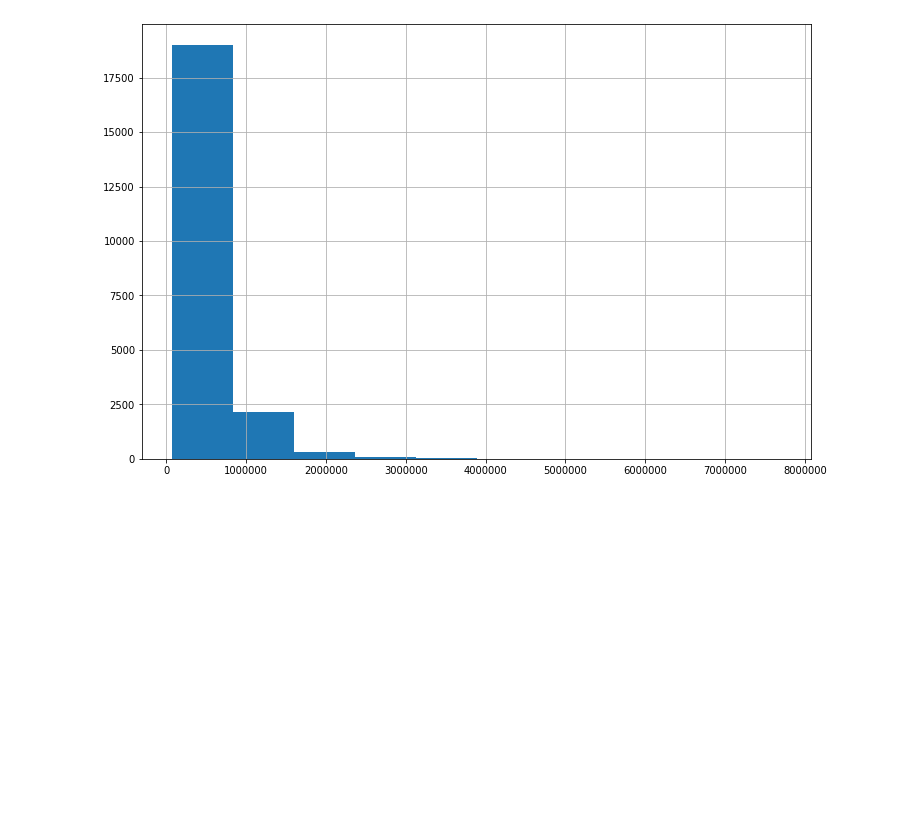
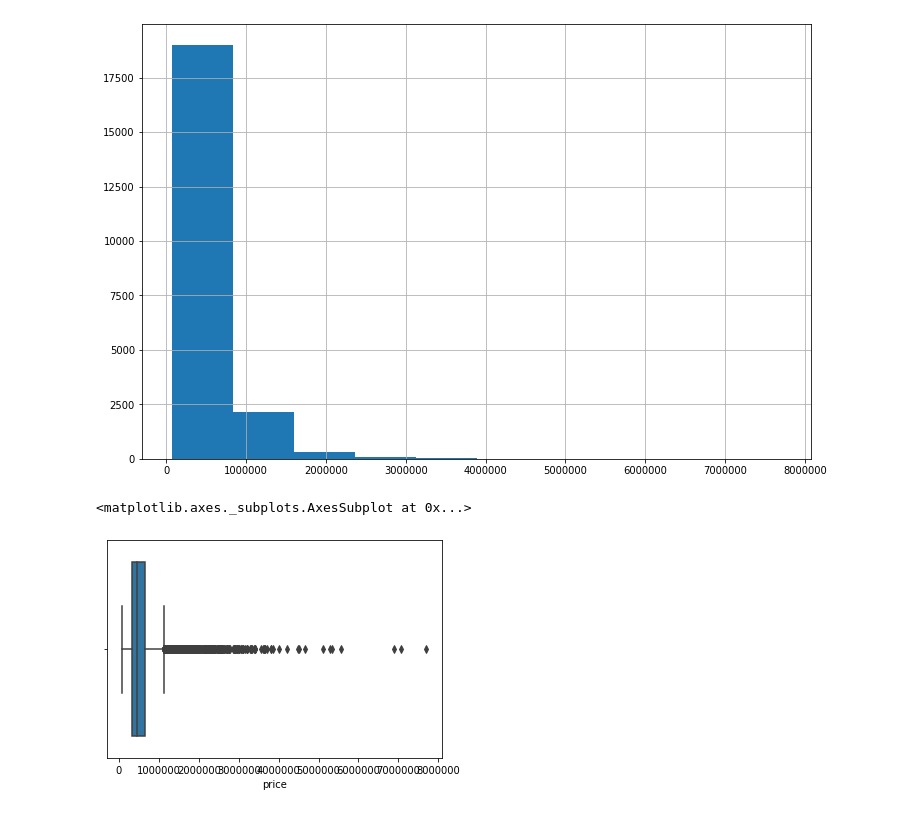
Before and after one commit to hamisicodes/LetsUpgrade-AI-ML, a Jupyter notebook: Day21/model-2.ipynb, the cells around one changed output. Saved outputs shown, nothing was run; the diff lists cells and outputs as text; code cells hidden in the pictures; blank space fills up the shorter version.

```diff
--- a/Day21/model-2.ipynb
+++ b/Day21/model-2.ipynb
@@ -39,3 +45,9 @@ dataset['price'].hist(figsize = (12,8))
 # %% [output]
 <matplotlib.axes._subplots.AxesSubplot at 0x...>
 [figure]
+# %%
+# outlier deduction for Dependent variable
+sns.boxplot(dataset['price'])
+# %% [output]
+<matplotlib.axes._subplots.AxesSubplot at 0x...>
+[figure, added]
```
Also changed, not shown: parts of 26 cells of this notebook, 1 other file.
